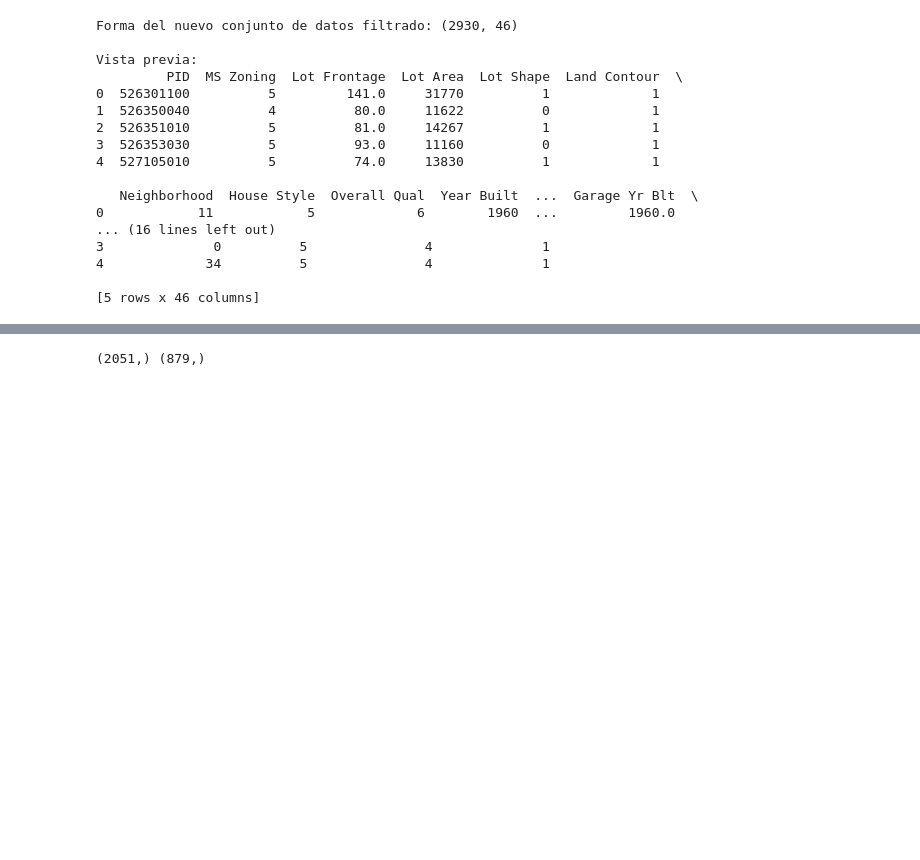
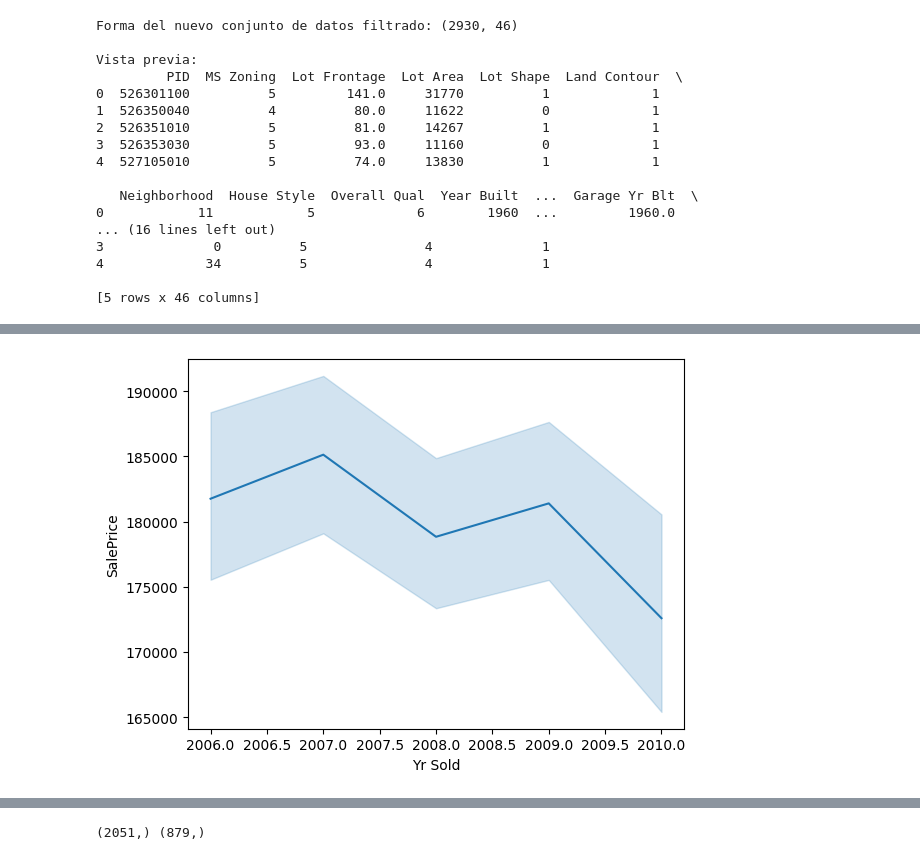
Before and after one commit to valeromora/TAM_2025-1, a Jupyter notebook: Parcial1/Parcial1_punto2_IsabellaValero.ipynb, the cells around one changed output, grey strips where cells are left out. Drawn from its saved outputs; the diff is of its cells as text; code cells hidden in the pictures; blank space fills up the shorter version.

```diff
--- a/Parcial1/Parcial1_punto2_IsabellaValero.ipynb
+++ b/Parcial1/Parcial1_punto2_IsabellaValero.ipynb
@@ -351,0 +360,5 @@ plt.show()
+# %%
+sns.lineplot(data=Xdata, x="Yr Sold", y="SalePrice")
+plt.savefig('yr_sold_vs_price.png', format='png', dpi=300)
+# %% [output]
+[figure, added]
```
Also changed, not shown: parts of 10 cells of this notebook.
